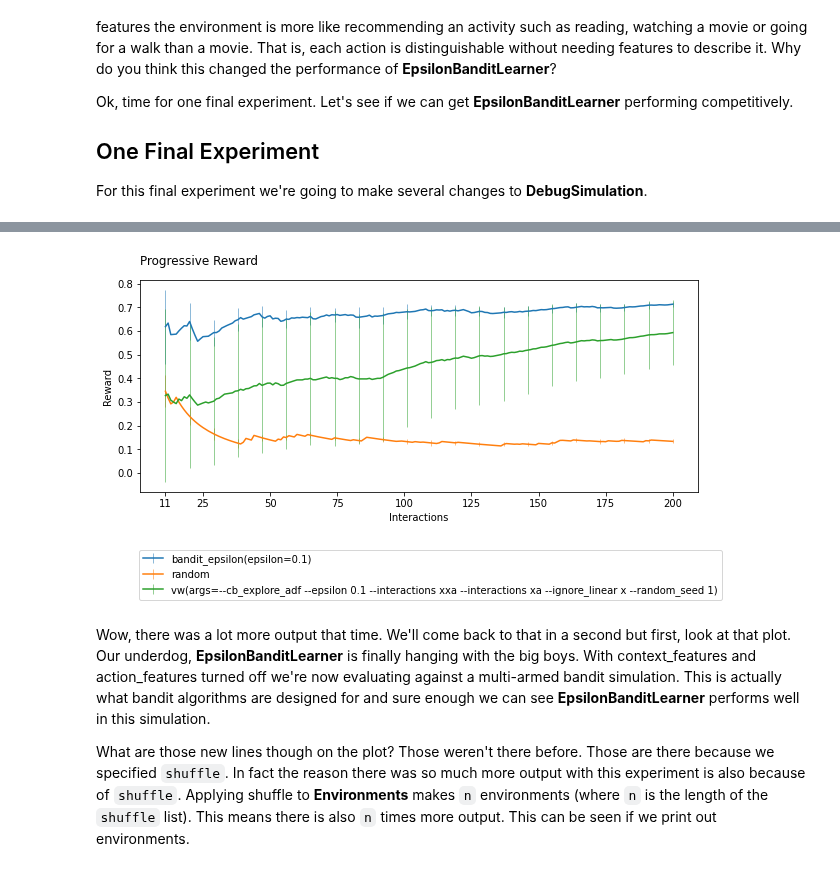
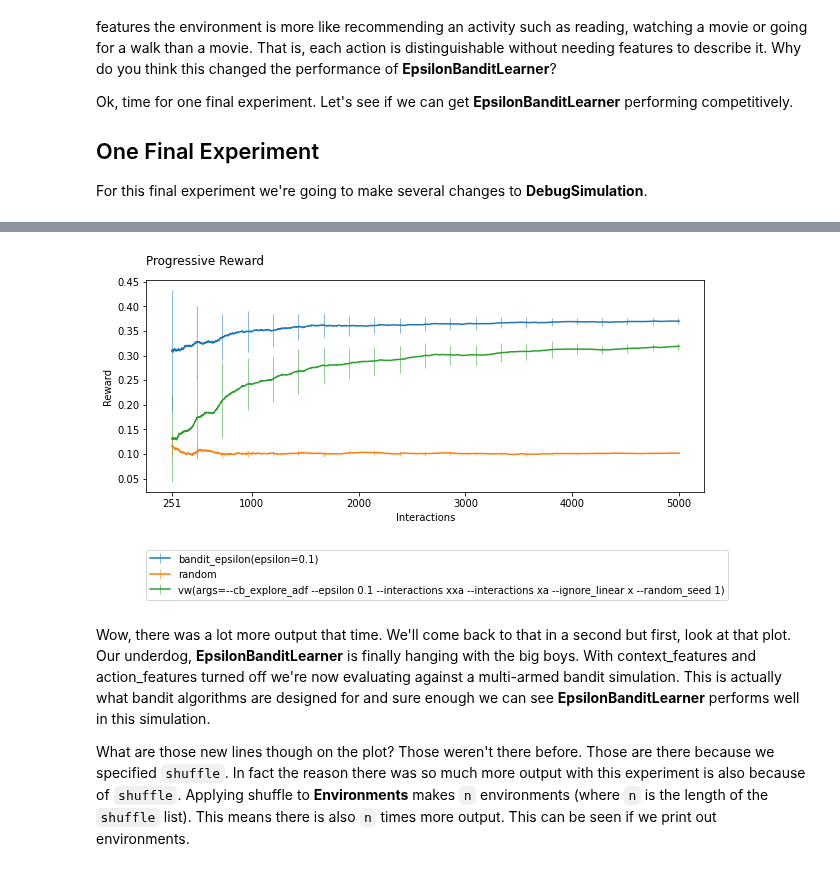
Before and after one commit to VowpalWabbit/coba, a Jupyter notebook: examples/notebooks/First Experiment.ipynb, the cells around one changed output, grey strips where cells are left out. Cells and saved outputs as stored; diff of their text form; code cells hidden in the pictures.

```diff
--- a/examples/notebooks/First Experiment.ipynb
+++ b/examples/notebooks/First Experiment.ipynb
@@ -95,11 +95,11 @@ from coba.learners     import RandomLearner, EpsilonBanditLearner, VowpalLearner
 from coba.experiments  import Experiment
 
 base_environment = Environments.from_debug(
-    n_interactions=200,
+    n_interactions=5000,
     n_actions=10,
     n_context_features=0,
     n_action_features=0,
-    r_noise_var=1/100
+    r_noise_var=1/500
 )
 
 environments = base_environment.shuffle([1,2,3,4,5]).binary()
@@ -128,4 +128,4 @@ result.plot_learners(err='sd')
-[figure, old version]
+[figure, new version]
 # %% [markdown]
 Wow, there was a lot more output that time. We'll come back to that in a second but first, look at that plot. Our underdog, **EpsilonBanditLearner** is finally hanging with the big boys. With context_features and action_features turned off we're now evaluating against a multi-armed bandit simulation. This is actually what bandit algorithms are designed for and sure enough we can see **EpsilonBanditLearner** performs well in this simulation.
 
```
Also changed, not shown: parts of 5 cells of this notebook, 39 other files.
